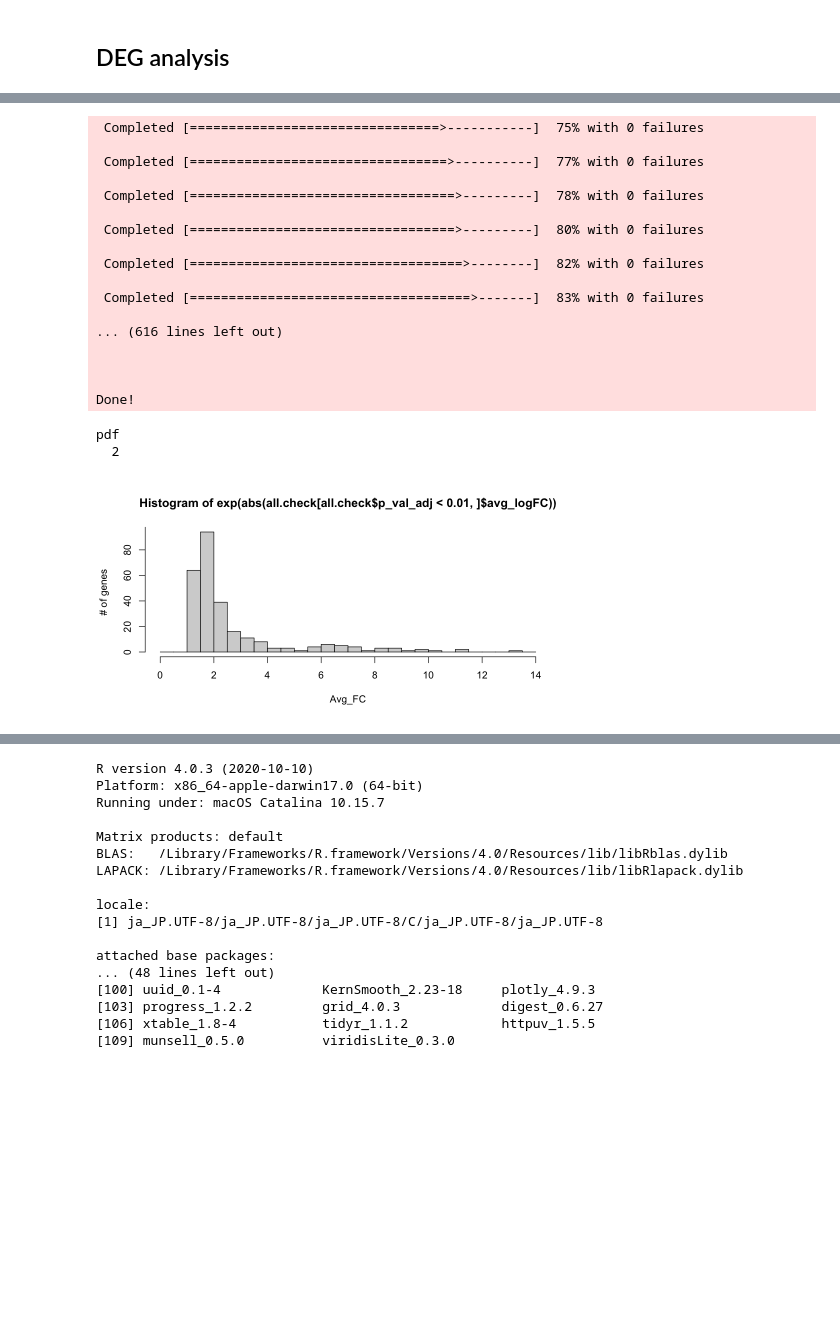
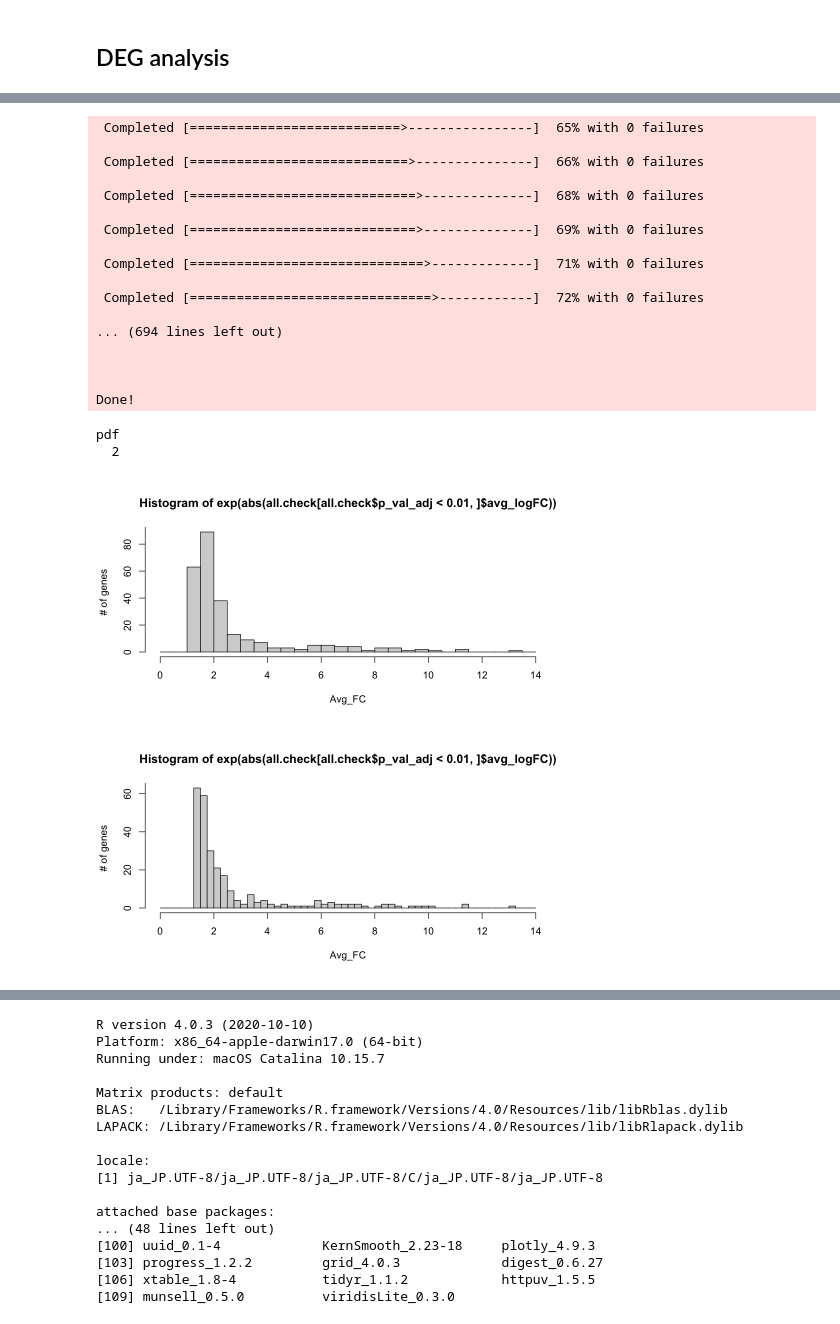
Before and after one commit to TKondolab/flygastrula2, a Jupyter notebook: analysis/08_PR_analysis/2_HQC2_pairrule_DEG_analysis_FCthreshold.ipynb, the cells around one changed output, grey strips where cells are left out. Drawn from its saved outputs; the diff is of its cells as text; code cells hidden in the pictures; blank space fills up the shorter version.

```diff
--- a/analysis/08_PR_analysis/2_HQC2_pairrule_DEG_analysis_FCthreshold.ipynb
+++ b/analysis/08_PR_analysis/2_HQC2_pairrule_DEG_analysis_FCthreshold.ipynb
@@ -95,7 +95,7 @@ DE_O1vsO2_check <- FindMarkers(
   seu_PR_VF3000,
   ident.1 = "O1",
   ident.2 = "O2",
-#   logfc.threshold = log(2.0),
+
   test.use = "MAST",
   verbose = TRUE,
   only.pos = FALSE,
@@ -106,7 +106,7 @@ DE_O2vsO3_check <- FindMarkers(
   seu_PR_VF3000,
   ident.1 = "O2",
   ident.2 = "O3",
-#   logfc.threshold = log(2.0),
+
   test.use = "MAST",
   verbose = TRUE,
   only.pos = FALSE,
@@ -115,9 +115,9 @@ DE_O2vsO3_check$gene_name <- rownames(DE_O2vsO3_check)
 
 DE_O3vsO4_check <- FindMarkers(
   seu_PR_VF3000,
-  ident.1 = "O2",
-  ident.2 = "O3",
-#   logfc.threshold = log(2.0),
+  ident.1 = "O3",
+  ident.2 = "O4",
+
   test.use = "MAST",
   verbose = TRUE,
   only.pos = FALSE,
@@ -128,7 +128,7 @@ DE_O4vsE1_check <- FindMarkers(
   seu_PR_VF3000,
   ident.1 = "O4",
   ident.2 = "E1",
-#   logfc.threshold = log(2.0),
+
   test.use = "MAST",
   verbose = TRUE,
   only.pos = FALSE,
@@ -139,7 +139,7 @@ DE_E1vsE2_check <- FindMarkers(
   seu_PR_VF3000,
   ident.1 = "E1",
   ident.2 = "E2",
-#   logfc.threshold = log(2.0),
+
   test.use = "MAST",
   verbose = TRUE,
   only.pos = FALSE,
@@ -150,7 +150,7 @@ DE_E2vsE3_check <- FindMarkers(
   seu_PR_VF3000,
   ident.1 = "E2",
   ident.2 = "E3",
-#   logfc.threshold = log(2.0),
+
   test.use = "MAST",
   verbose = TRUE,
   only.pos = FALSE,
@@ -161,7 +161,7 @@ DE_E3vsE4_check <- FindMarkers(
   seu_PR_VF3000,
   ident.1 = "E3",
   ident.2 = "E4",
-#   logfc.threshold = log(2.0),
+
   test.use = "MAST",
   verbose = TRUE,
   only.pos = FALSE,
@@ -172,26 +172,26 @@ DE_E4vsO1_check <- FindMarkers(
   seu_PR_VF3000,
   ident.1 = "E4",
   ident.2 = "O1",
-#   logfc.threshold = log(2.0),
+
   test.use = "MAST",
   verbose = TRUE,
   only.pos = FALSE,
 )
 DE_E4vsO1_check$gene_name <- rownames(DE_E4vsO1_check)
 # %% [output]
- Completed [================================>-----------]  75% with 0 failures
+ Completed [===========================>----------------]  65% with 0 failures
 
- Completed [=================================>----------]  77% with 0 failures
+ Completed [============================>---------------]  66% with 0 failures
 
- Completed [==================================>---------]  78% with 0 failures
+ Completed [=============================>--------------]  68% with 0 failures
 
- Completed [==================================>---------]  80% with 0 failures
+ Completed [=============================>--------------]  69% with 0 failures
 
- Completed [===================================>--------]  82% with 0 failures
+ Completed [==============================>-------------]  71% with 0 failures
 
- Completed [====================================>-------]  83% with 0 failures
+ Completed [===============================>------------]  72% with 0 failures
 
-... (616 lines left out)
+... (694 lines left out)
 
 
 
@@ -210,4 +210,11 @@ dev.off()
 # %% [output]
 pdf
   2
-[figure, old version]
+[figure, new version]
+# %%
+i <- 4
+options(repr.plot.width=8, repr.plot.height=4)
+hist(exp(abs(all.check[all.check$p_val_adj<0.01,]$avg_logFC)), breaks = seq(0,14*i,1)/i,
+     xlab = 'Avg_FC', ylab = '# of genes', yaxp =c(0,100,5))
+# %% [output]
+[figure, added]
```
Also changed, not shown: parts of 14 cells of this notebook, 5 other files.
